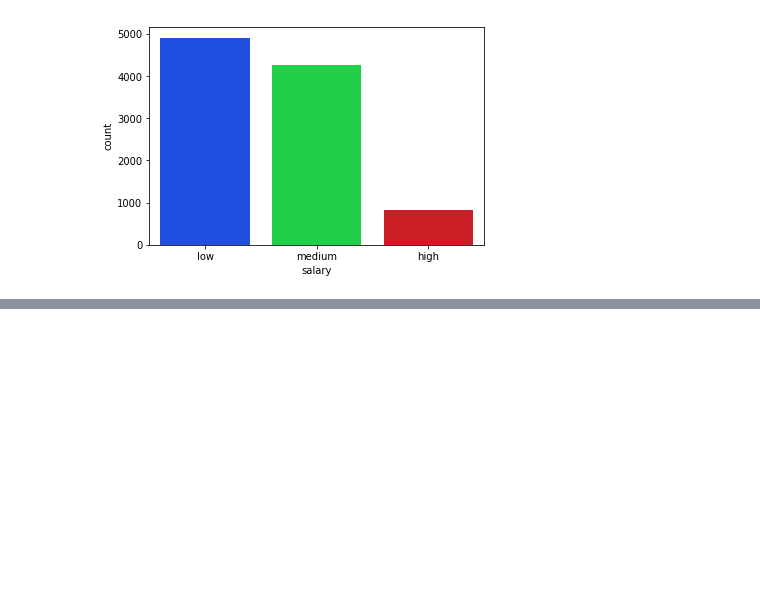
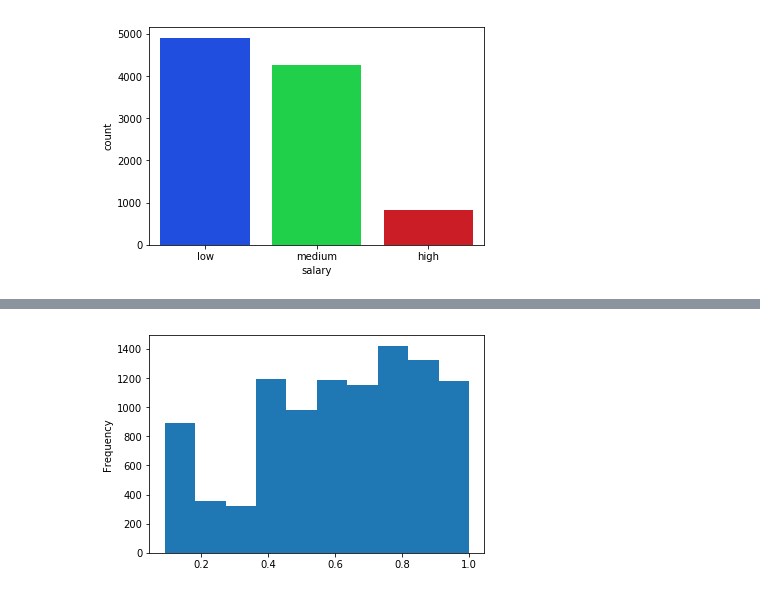
Before and after one commit to hhzanalyticslab/dbm16-hr-competition, a Jupyter notebook: EDA_hr_train.ipynb, the cells around one changed output, grey strips where cells are left out. Drawn from its saved outputs; the diff is of its cells as text; code cells hidden in the pictures; blank space fills up the shorter version.

```diff
--- a/EDA_hr_train.ipynb
+++ b/EDA_hr_train.ipynb
@@ -127,0 +137,4 @@ sns.countplot(x='salary', data=df, palette='bright', order=df['salary'].value_co
+# %%
+df['satisfaction_level'].plot.hist();
+# %% [output]
+[figure, added]
```
Also changed, not shown: parts of 19 cells of this notebook.
